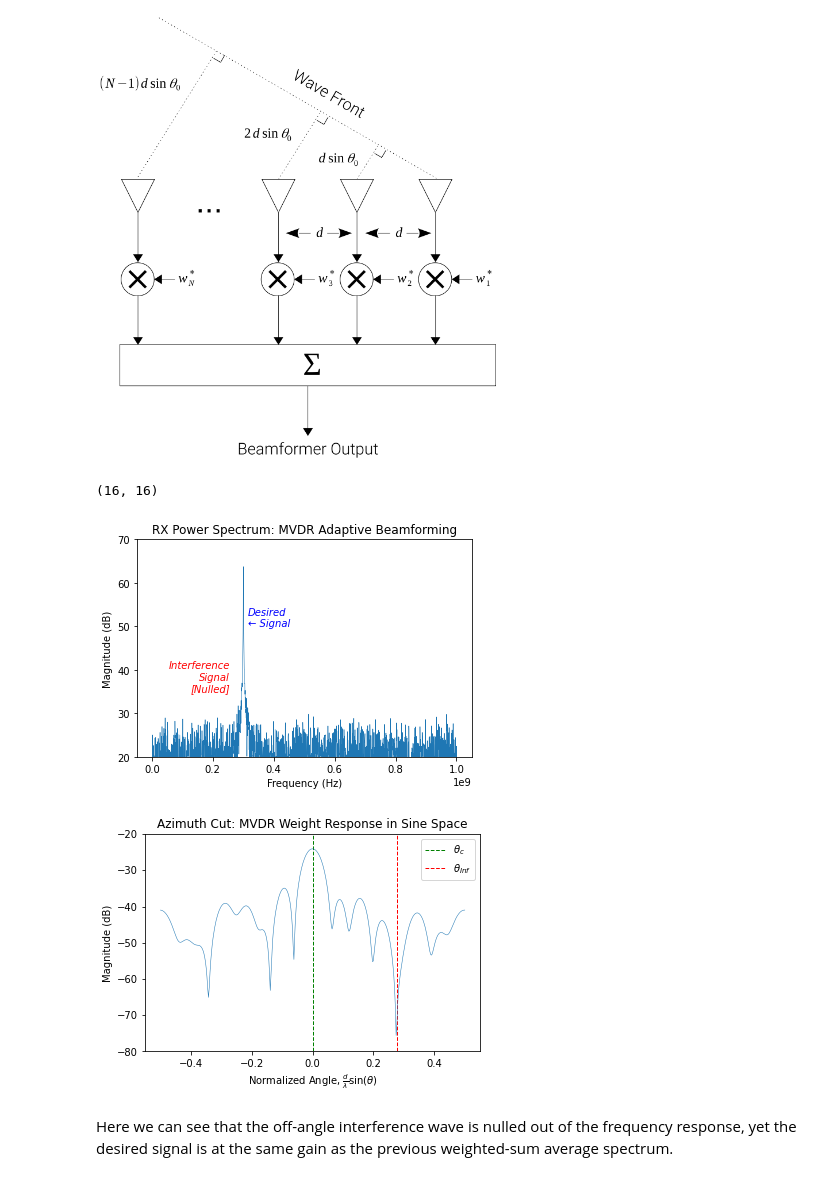
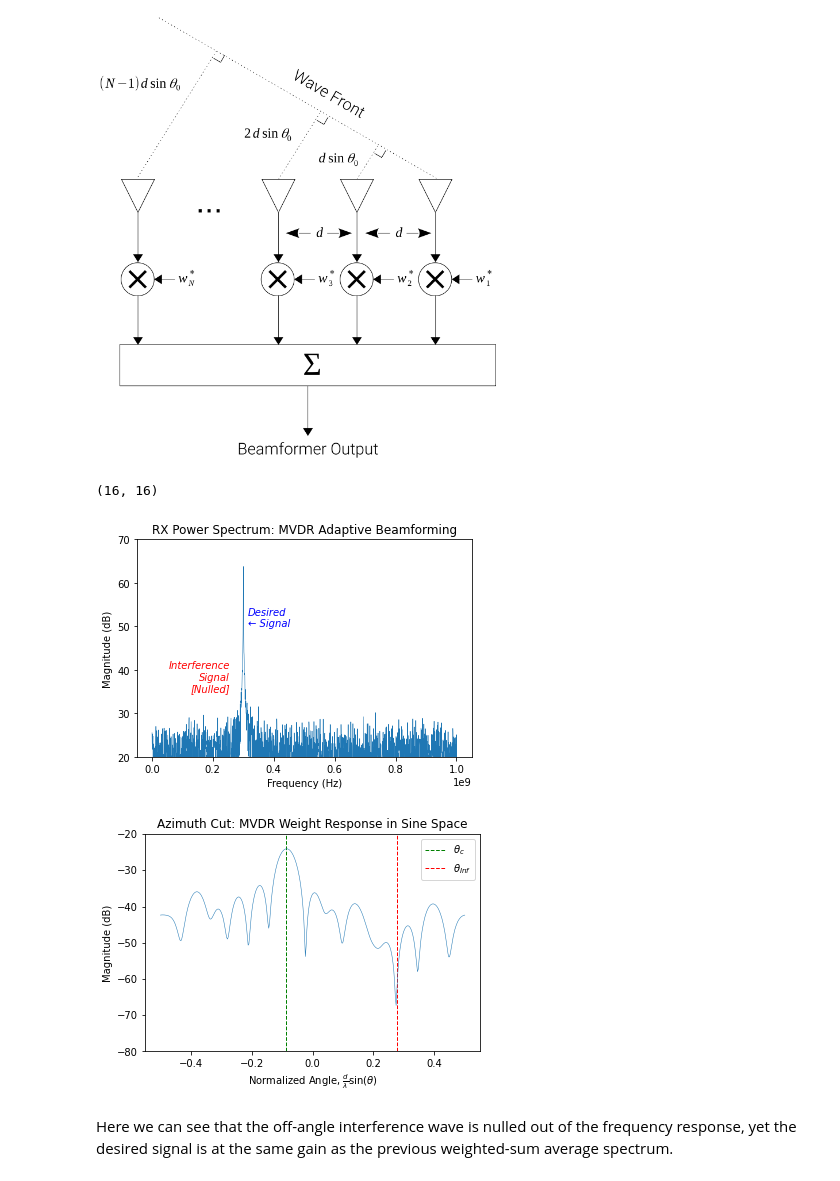
Before and after one commit to JohnnyGOX17/jhu-masters-thesis, a Jupyter notebook: src/notebooks/ML_ABF_beamformer_ULA.ipynb, the cells around one changed output. Drawn from its saved outputs; the diff is of its cells as text; code cells hidden in the pictures.

```diff
--- a/src/notebooks/ML_ABF_beamformer_ULA.ipynb
+++ b/src/notebooks/ML_ABF_beamformer_ULA.ipynb
@@ -63,7 +69,7 @@ Compute hypothesis of steering vectors in sine space for quiescent beamforming w
 numHyp = 400 # number of direction hypothesis to compute
 u = np.linspace(-1,1,numHyp)
 # create matched filter (beam weights) for quiescent case (no interference)
-wq = np.exp(np.outer(np.array(cmplx_pos), u))
+wq = np.exp(np.outer((1j*2*np.pi/wavelength)*antPos.T, u))
 # unit normalize filter weights
 mag = wq * wq.conj()
 wq = wq / mag.sum(axis=0) # sum over columns (each channel, per hypothesis)
@@ -123,6 +129,11 @@ Mainlobe null-to-null width of rectangular window is 14.361512 degrees
 ### Response to Off-Angle Interference
 
 Here we create an interference signal at a different angle of arrical than our intended signal.
+# %%
+def shifted_tone(amplitude, freq, time_vec, spatial_phasor_vec):
+    phasor_tone = amplitude * np.exp(1j*2*np.pi*freq*time_vec)
+    phasor_shft = np.outer(phasor_tone, np.matrix(spatial_phasor_vec)).T
+    return phasor_shft
 # %%
 thetaInf = 30 # intereference signal Angle of Arrival (AoA) in degrees
 fInf = 0.9*fc # interference signal carrier frequency (assuming narrowband)
@@ -133,22 +144,17 @@ M = N*128 # M received samples/ch, where M ≥ N channels to form MxN sample mat
 t = np.linspace(1,M,M)/fs
 t.shape = (1,M) # force transpose
 
-# calculate phase shift of interefence wave over ULA, similar to desired signal above,
-# but with different shift based on different AoA
-cmplx_posInf = (1j*2*np.pi/wavelengthInf)*antPos.T
-sInf = np.exp(cmplx_posInf * np.sin(np.deg2rad(thetaInf)))
+# phase shift received ideal waveform w/o noise or interference
+rx_shft = shifted_tone(np.sqrt(SNR*noiseP), fc, t, s)
 
-# phase shift received ideal waveform w/o noise or interference
-rx = np.sqrt(SNR*noiseP) * np.exp(1j*2*np.pi*fc*t)
-rx_shft = np.outer(rx, np.matrix(s)).T
+# calculate phase shift of interefence wave over ULA
+sInf = narrowband_spatial_phasor(wavelengthInf, thetaInf, antPos)
+# interference waveform with interference phase shift based on its frequency (again assumed narrowband)
+infRx_shft = shifted_tone(np.sqrt(SNR*noiseP), fInf, t, sInf)
 
 # create random RX noise (thermal, environmental, etc.) across array
 infNoise = np.sqrt(noiseP/2) * (np.random.randn(N,M) + 1j*np.random.randn(N,M))
 
-# interference waveform with interference phase shift based on its frequency (again assumed narrowband)
-infRx = np.sqrt(SNR*noiseP) * np.exp(1j*2*np.pi*fInf*t)
-infRx_shft = np.outer(infRx, np.matrix(sInf)).T
-
 # add interference & noise to create combined, synthetic RX waveform
 rx_all = rx_shft + infNoise + infRx_shft
 # %% [markdown]
@@ -182,7 +188,7 @@ where $\boldsymbol{S}$ is the spatial sample covariance matrix, and $\boldsymbol
 # %%
 # Given N channels, with M samples per channel, and M ≥ N
 #   input args: X = 2D input sample array(N samples x M elements), sv = steering vector(N x 1)
-#   returns tuple Y, w: Y = output beam row vector(1 x M), w = MVDR weight col vector(N x 1)
+#   returns: w = MVDR weight col vector(N x 1)
 def MVDR_beamform(X, sv):
     # form covariance matrix of input samples
     Ecx = X @ X.T.conj()
@@ -192,13 +198,18 @@ def MVDR_beamform(X, sv):
     wp, resid, rank, s = np.linalg.lstsq(Ecx, sv, rcond=None)
     # normalize weight response
     w = wp/(np.matrix(sv).H * wp)
+    return w
+
+# input args: X = 2D input sample array(N samples x M elements), w = weight col vector(N x 1)
+# returns: Y = output beam row vector(1 x M)
+def DBF_apply(X, w):
     # form output beam with MVDR computed weights
     # TODO: why does below work but not -> Y = X * np.conjugate(w)
     Y = np.zeros(M) + 1j*np.zeros(M)
     for i in range(N):
         for j in range(M):
             Y[j] += X[i,j] * np.conjugate(w[i])
-    return Y, w
+    return Y
 # %% [markdown]
 ### Adaptive Beamforming Application
 
@@ -209,37 +220,38 @@ display(Image(filename='../../02_abf_background/ula_beamformer.png', width=400))
 [figure]
 # %%
 steer_vec = np.matrix(s).T
-Y_MVDR, w_MVDR = MVDR_beamform(rx_all, steer_vec)
+w_MVDR = MVDR_beamform(rx_all, steer_vec)
+Y_MVDR = DBF_apply(rx_all, w_MVDR)
 
 MVDR_PSD = 20*np.log10(np.abs(np.fft.fft(Y_MVDR)))
 fig, ax = plt.subplots()
 ax.plot(freqBin, MVDR_PSD, linewidth=0.5)
 ax.set(xlabel='Frequency (Hz)',
        ylabel='Magnitude (dB)',
        title='RX Power Spectrum: MVDR Adaptive Beamforming')
 ax.text(fInf*.95, 35, 'Interference\nSignal\n[Nulled]', horizontalalignment='right', color='red', fontstyle='italic')
 ax.text(fc*1.05, 50, 'Desired\n← Signal', color='blue', fontstyle='italic')
 ax.set_ylim([20, 70])
 plt.show()
 
 sin_mvdr = w_MVDR.H * wq
 sin_mvdr = sin_mvdr.T
 fig, ax = plt.subplots()
 ax.plot(u*spacing, 20*np.log10(np.abs(sin_mvdr)), linewidth=0.5)
 ax.set(xlabel=r'Normalized Angle, $\frac{d}{\lambda} \sin(\theta)$',
        ylabel='Magnitude (dB)',
        title='Azimuth Cut: MVDR Weight Response in Sine Space')
 ax.set_ylim([-80, -20]) # set sensible magnitude limits since edges near 0 gain
 # NOTE: since interference tone is at different frequency than desired tone,
 #       the normalized sine space plot scales the incidence angles by its wavelength
 ax.vlines(np.sin(np.deg2rad(theta))*spacing/wavelength, -80, -20, colors='green', linestyles='dashed', label=r'$\theta_{c}$', linewidth=1)
 ax.vlines(np.sin(np.deg2rad(thetaInf))*spacing/wavelengthInf, -80, -20, colors='red', linestyles='dashed', label=r'$\theta_{Inf}$', linewidth=1)
 ax.legend()
 plt.show()
 # %% [output]
 (16, 16)
-[figure, old version]
+[figure, new version]
-[figure, old version]
+[figure, new version]
 # %% [markdown]
 Here we can see that the off-angle interference wave is nulled out of the frequency response, yet the desired signal is at the same gain as the previous weighted-sum average spectrum.
 # %% [markdown]
```
Also changed, not shown: parts of 12 cells of this notebook.
